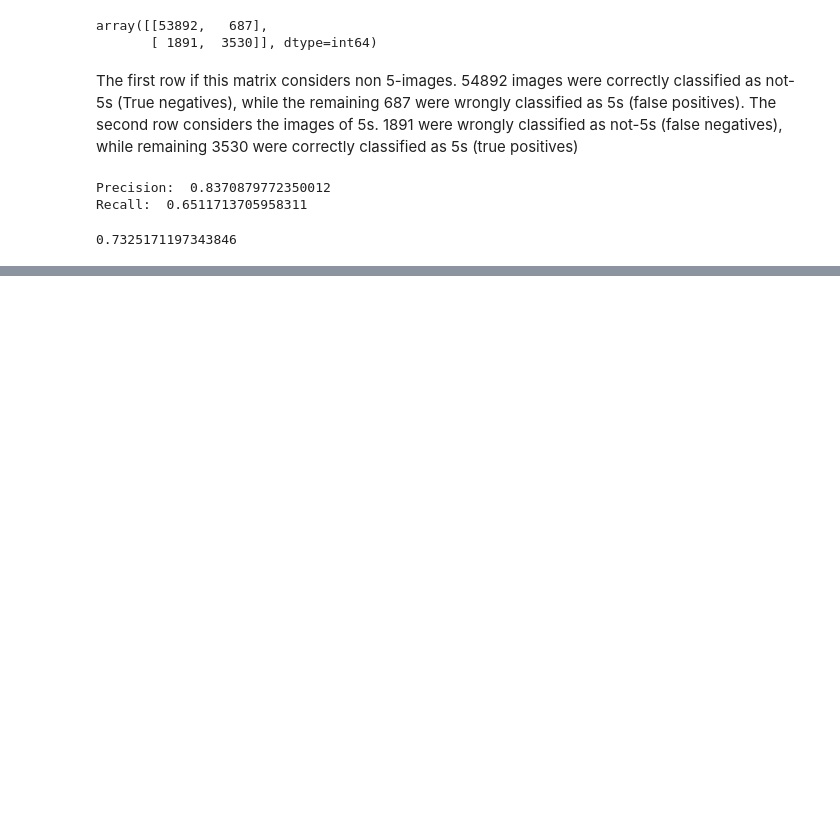
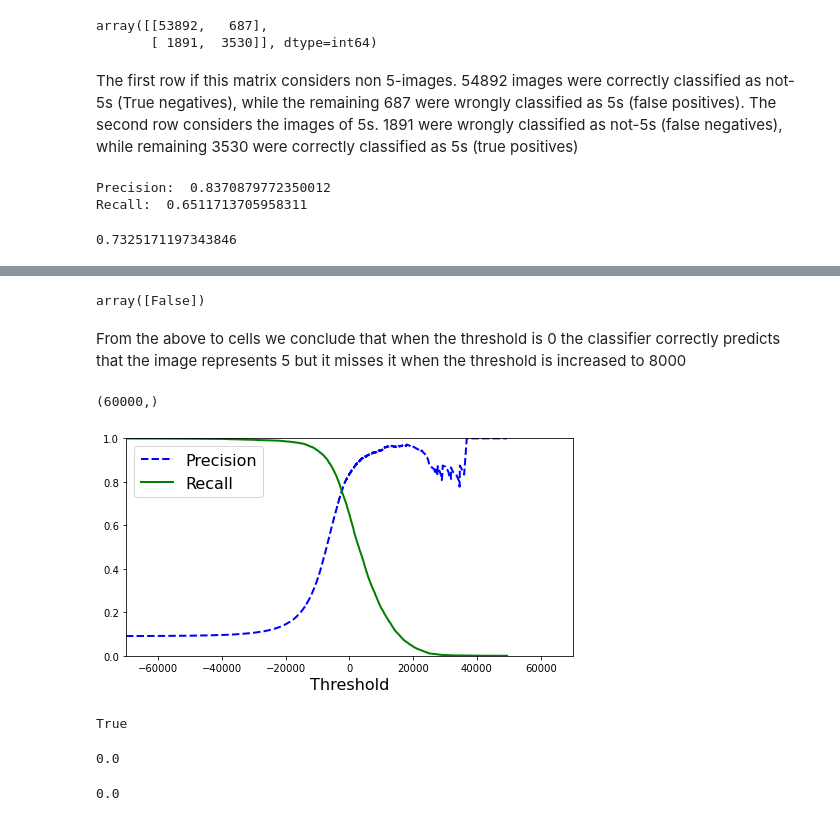
Before and after one commit to Tanya-18/Hands-On-ML, a Jupyter notebook: chapter-03/chapter-3.ipynb, the cells around one changed output, grey strips where cells are left out. Drawn from its saved outputs; the diff is of its cells as text; code cells hidden in the pictures; blank space fills up the shorter version.

```diff
--- a/chapter-03/chapter-3.ipynb
+++ b/chapter-03/chapter-3.ipynb
@@ -136,0 +149,37 @@ f1_score(y_train_5, y_train_pred)
+# %%
+threshold = 8000
+y_some_digit_pred = y_scores > threshold
+y_some_digit_pred
+# %% [output]
+array([False])
+# %% [markdown]
+From the above to cells we conclude that when the threshold is 0 the classifier correctly predicts that the image represents 5 but it misses it when the threshold is increased to 8000
+# %%
+y_scores = cross_val_predict(sgd_clf, X_train, y_train_5, cv = 3, method = "decision_function")
+# %%
+y_scores.shape
+# %% [output]
+(60000,)
+# %%
+from sklearn.metrics import precision_recall_curve
+
+precisions, recalls, thresholds = precision_recall_curve(y_train_5, y_scores)
+# %%
+def plot_precision_recall_vs_threshold(precisions, recalls, thresholds):
+    plt.plot(thresholds, precisions[:-1], "b--", label="Precision", linewidth=2)
+    plt.plot(thresholds, recalls[:-1], "g-", label="Recall", linewidth=2)
+    plt.xlabel("Threshold", fontsize=16)
+    plt.legend(loc="upper left", fontsize=16)
+    plt.ylim([0, 1])
+
+plt.figure(figsize=(8, 4))
+plot_precision_recall_vs_threshold(precisions, recalls, thresholds)
+plt.xlim([-70000, 70000])
+# save_fig("precision_recall_vs_threshold_plot")
+plt.show()
+# %% [output]
+[figure, added]
+# %%
+(y_train_pred == (y_scores > 0)).all()
+# %% [output]
+True
@@ -136,0 +188,8 @@ f1_score(y_train_5, y_train_pred)
+# %%
+precision_score(y_train_5, y_train_pred_90 )
+# %% [output]
+0.0
+# %%
+recall_score(y_train_5, y_train_pred_90)
+# %% [output]
+0.0
```
Also changed, not shown: parts of 58 cells of this notebook.
